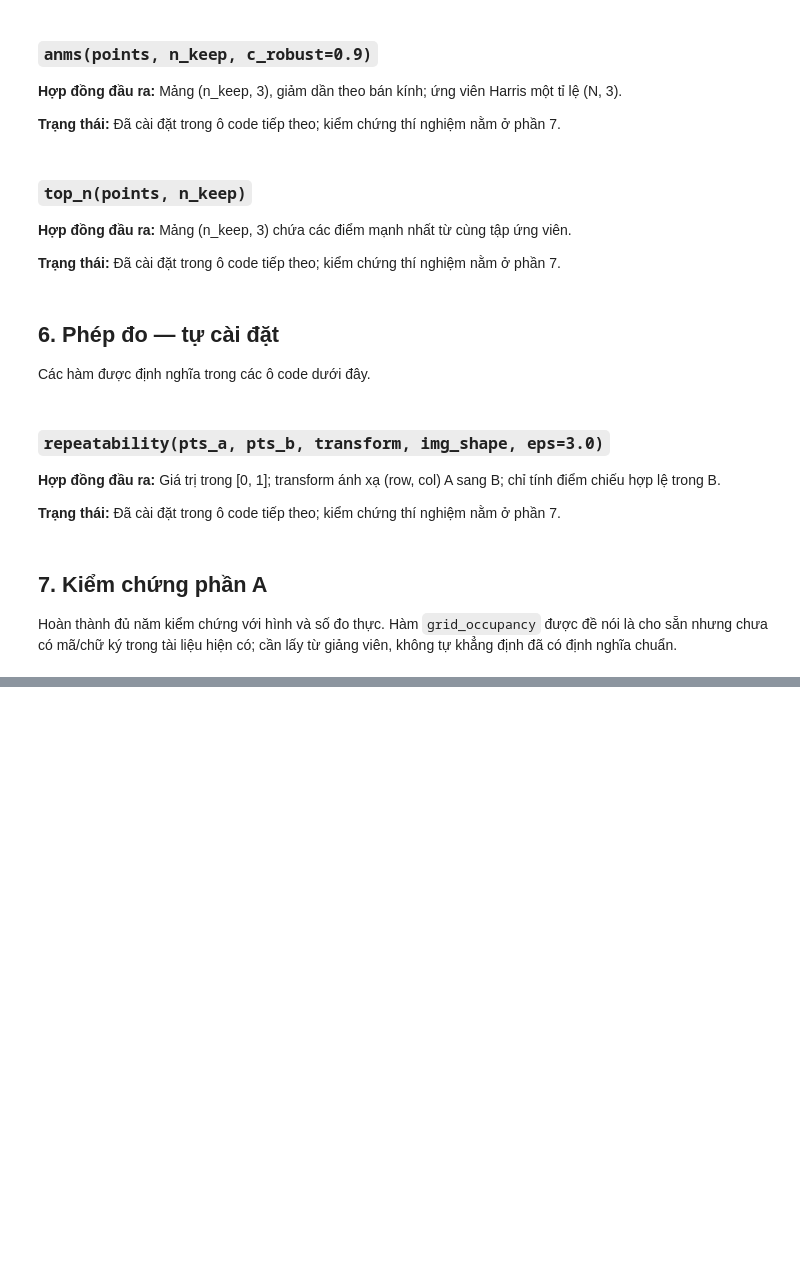
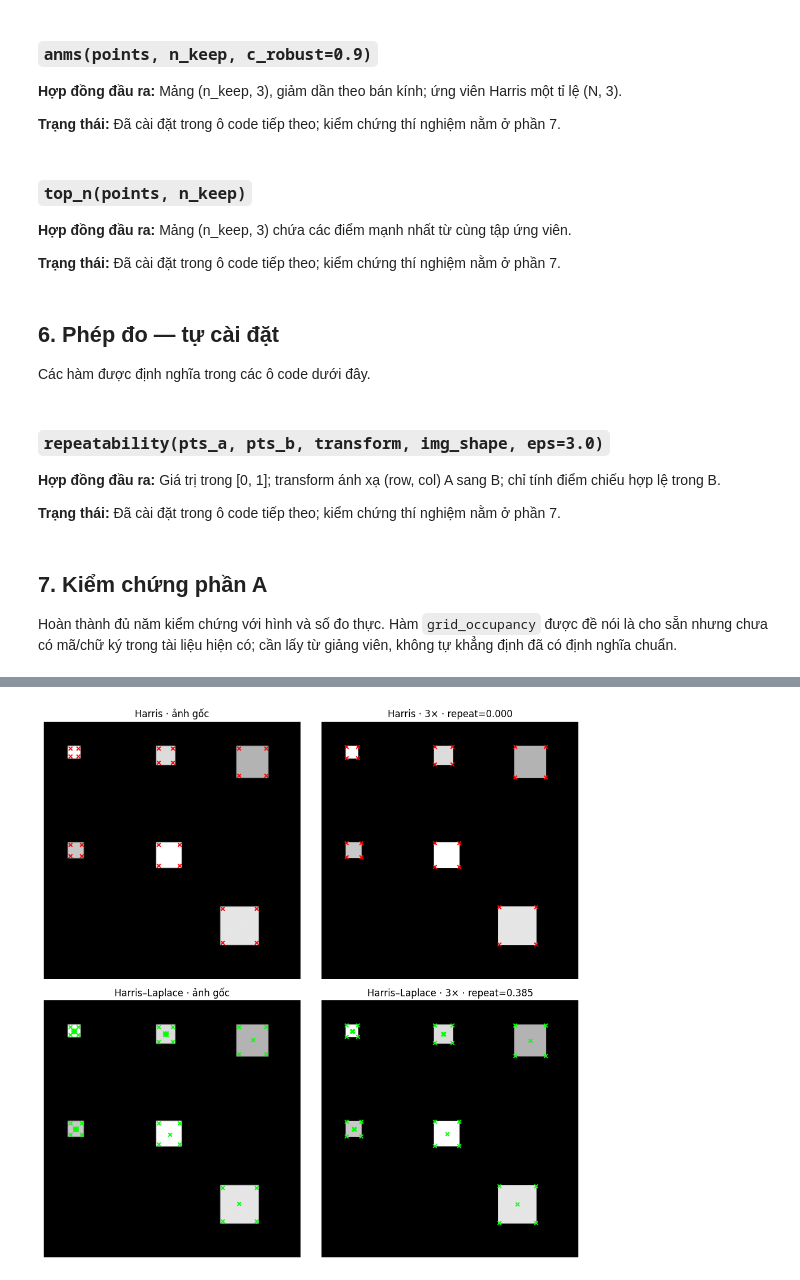
Before and after one commit to t-minhquan/Computer-Vision_Lab2, a Jupyter notebook: notebooks/phan_a_harris_va_hai_bien_the.ipynb, the cells around one changed output, grey strips where cells are left out. Drawn from its saved outputs; the diff is of its cells as text; code cells hidden in the pictures; blank space fills up the shorter version.

```diff
--- a/notebooks/phan_a_harris_va_hai_bien_the.ipynb
+++ b/notebooks/phan_a_harris_va_hai_bien_the.ipynb
@@ -401,0 +796,77 @@ So Harris và Harris–Laplace trên cùng cặp ảnh, phép ghép và eps.
+# %%
+a_scaled = np.repeat(
+    np.repeat(a_shapes, 3, axis=0), 3, axis=1
+)
+
+
+def a_scale_transform(points):
+    # Lặp pixel 3×: tâm pixel p chiếu tới (p + 0.5)*3 - 0.5.
+    return 3 * points + 1
+
+
+a_sigmas = scale_pyramid(
+    sigma0=0.8, xi=1.25, n_levels=20
+)
+
+a_classic_a = harris_classic(a_shapes)
+a_classic_b = harris_classic(a_scaled)
+
+a_hl_a = harris_laplace(a_shapes, a_sigmas)
+a_hl_b = harris_laplace(a_scaled, a_sigmas)
+
+a_classic_rate = repeatability(
+    a_classic_a, a_classic_b,
+    a_scale_transform, a_scaled.shape, eps=3,
+)
+a_hl_rate = repeatability(
+    a_hl_a, a_hl_b,
+    a_scale_transform, a_scaled.shape, eps=3,
+)
+
+assert a_scaled.shape == (480, 480)
+assert 0 <= a_classic_rate <= 1
+assert 0 <= a_hl_rate <= 1
+
+print("Phóng 3× bằng lặp pixel; eps=3 px trong ảnh B")
+print("Các tham số khác giữ mặc định")
+print(
+    "Sigma: sigma0=0.8, xi=1.25, n_levels=20; min/max:",
+    a_sigmas[0], a_sigmas[-1]
+)
+print(
+    f"Harris: A={len(a_classic_a)}, B={len(a_classic_b)}, "
+    f"repeatability={a_classic_rate:.6f}"
+)
+print(
+    f"Harris–Laplace: A={len(a_hl_a)}, B={len(a_hl_b)}, "
+    f"repeatability={a_hl_rate:.6f}"
+)
+
+if len(a_hl_a) == 0 or len(a_hl_b) == 0:
+    print(
+        "Lưu ý: có ảnh không có điểm Harris–Laplace; "
+        "không diễn giải tỷ lệ 0 như một phép so sánh đủ dữ liệu."
+    )
+
+a_fig, a_axes = plt.subplots(2, 2, figsize=(10, 10))
+
+a_show_points(
+    a_axes[0, 0], a_shapes, a_classic_a,
+    "Harris · ảnh gốc"
+)
+a_show_points(
+    a_axes[0, 1], a_scaled, a_classic_b,
+    f"Harris · 3× · repeat={a_classic_rate:.3f}"
+)
+a_show_points(
+    a_axes[1, 0], a_shapes, a_hl_a,
+    "Harris–Laplace · ảnh gốc", "lime"
+)
+a_show_points(
+    a_axes[1, 1], a_scaled, a_hl_b,
+    f"Harris–Laplace · 3× · repeat={a_hl_rate:.3f}", "lime"
+)
+
+a_fig.tight_layout()
+plt.show()
+# %% [output]
@@ -402 +878,2 @@ So Harris và Harris–Laplace trên cùng cặp ảnh, phép ghép và eps.
+[figure, added]
 # %% [markdown]
```
Also changed, not shown: parts of 33 cells of this notebook, 18 other files.
